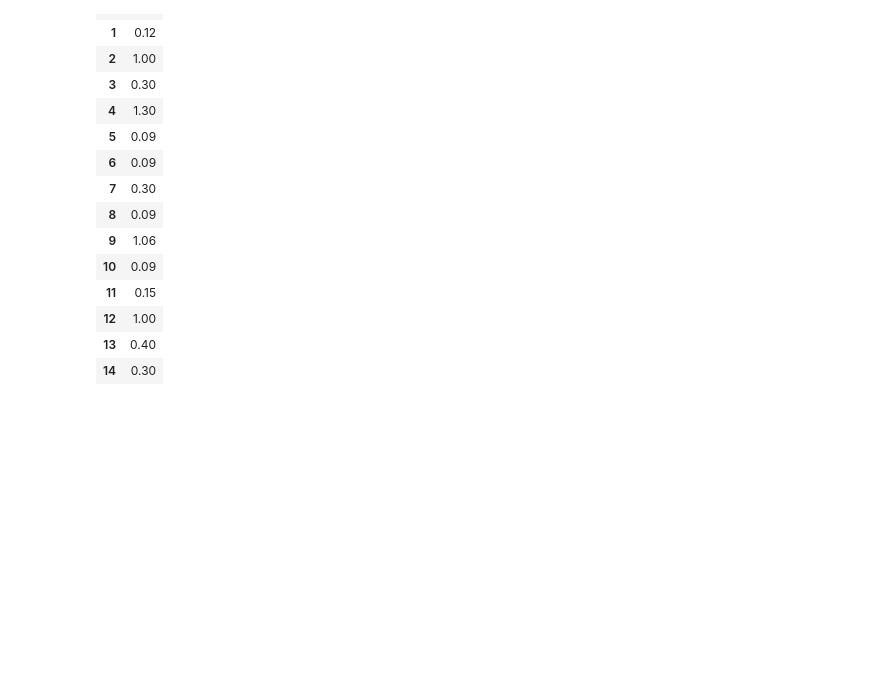
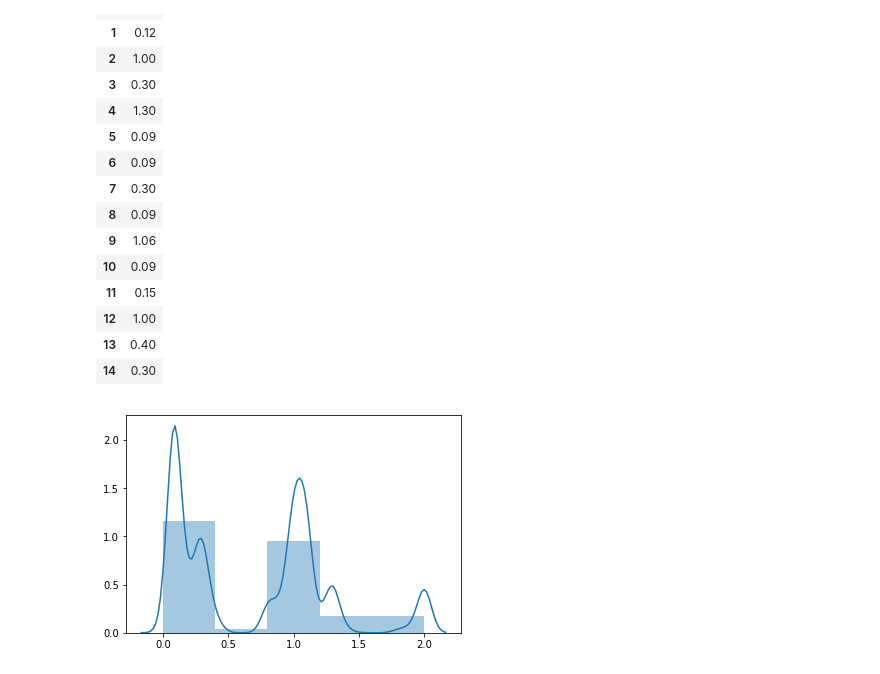
Before and after one commit to anuPh23/Spotify, a Jupyter notebook: spotify_multivariate_label_creation.ipynb, the cells around one changed output. Drawn from its saved outputs; the diff is of its cells as text; code cells hidden in the pictures; blank space fills up the shorter version.

```diff
--- a/spotify_multivariate_label_creation.ipynb
+++ b/spotify_multivariate_label_creation.ipynb
@@ -233,3 +233,8 @@ liking1.head(15)
 | 12 | 1.00 |
 | 13 | 0.40 |
 | 14 | 0.30 |
+# %%
+sns.distplot(liking1,bins = 5)
+plt.show()
+# %% [output]
+[figure, added]
```
Also changed, not shown: parts of 27 cells of this notebook.
